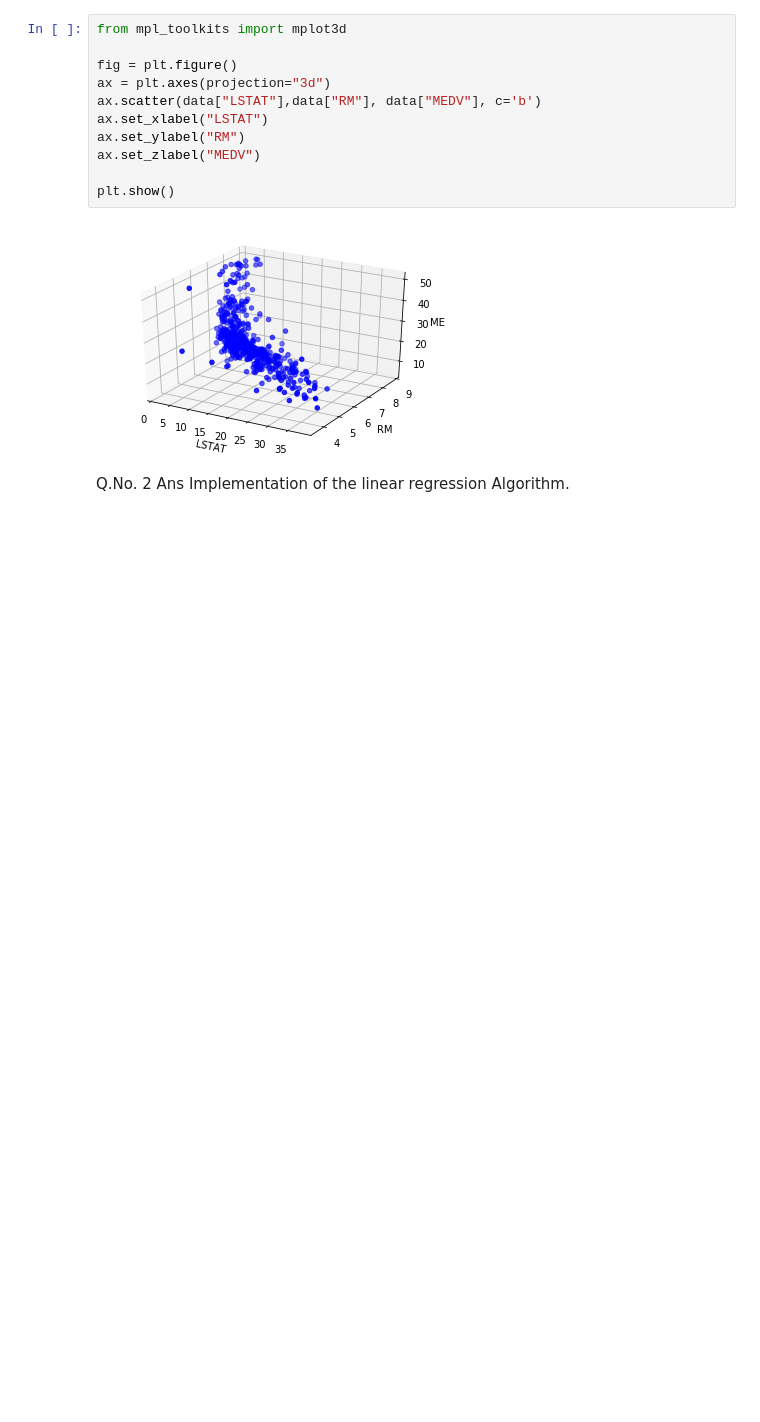
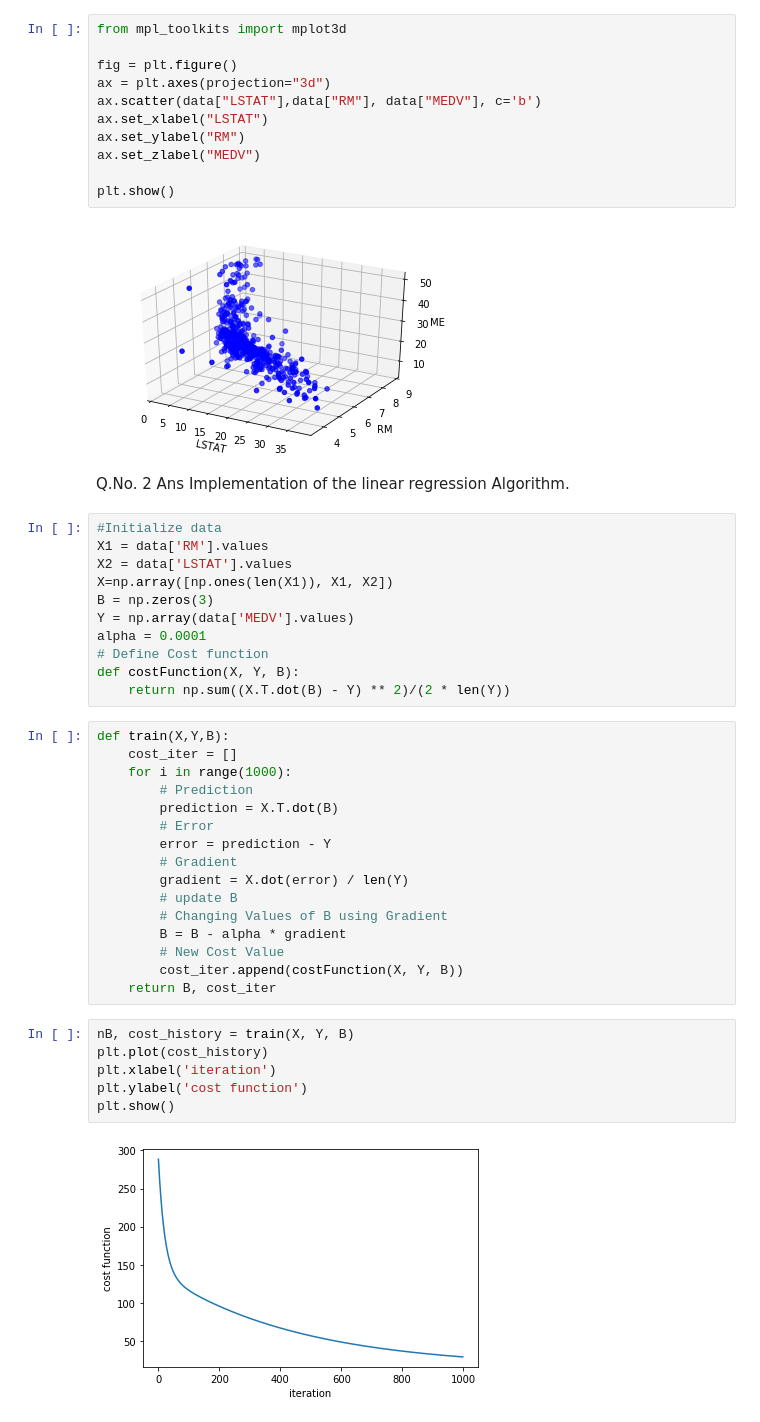
Before and after one commit to binodbudathoki/MscCSIT, a Jupyter notebook: secondSem/ML/lab1/index.ipynb, the cells around one changed output. Cells and saved outputs as stored; diff of their text form; blank space fills up the shorter version.

```diff
--- a/secondSem/ML/lab1/index.ipynb
+++ b/secondSem/ML/lab1/index.ipynb
@@ -75,3 +75,38 @@ plt.show()
 [figure]
 # %% [markdown]
 Q.No. 2 Ans Implementation of  the linear regression Algorithm.
+# %%
+#Initialize data
+X1 = data['RM'].values
+X2 = data['LSTAT'].values
+X=np.array([np.ones(len(X1)), X1, X2])
+B = np.zeros(3)
+Y = np.array(data['MEDV'].values)
+alpha = 0.0001
+# Define Cost function
+def costFunction(X, Y, B):
+    return np.sum((X.T.dot(B) - Y) ** 2)/(2 * len(Y))
+# %%
+def train(X,Y,B):
+    cost_iter = []
+    for i in range(1000):
+        # Prediction
+        prediction = X.T.dot(B)
+        # Error
+        error = prediction - Y
+        # Gradient
+        gradient = X.dot(error) / len(Y)
+        # update B
+        # Changing Values of B using Gradient
+        B = B - alpha * gradient
+        # New Cost Value
+        cost_iter.append(costFunction(X, Y, B))
+    return B, cost_iter
+# %%
+nB, cost_history = train(X, Y, B)
+plt.plot(cost_history)
+plt.xlabel('iteration')
+plt.ylabel('cost function')
+plt.show()
+# %% [output]
+[figure, added]
```
